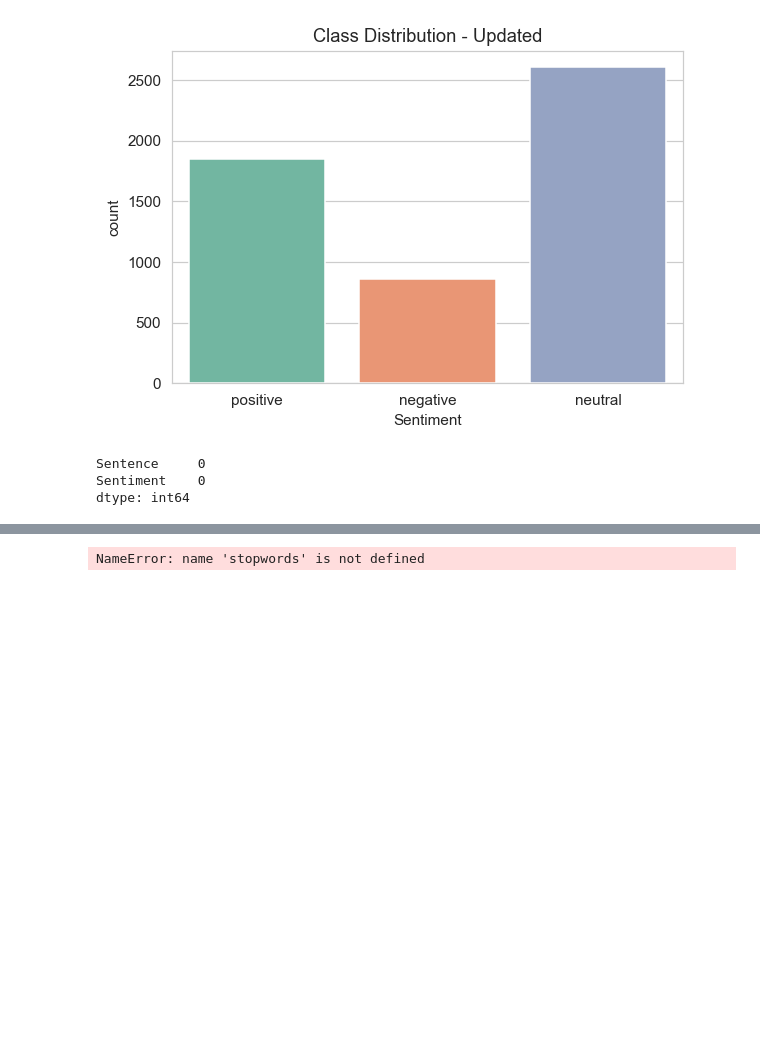
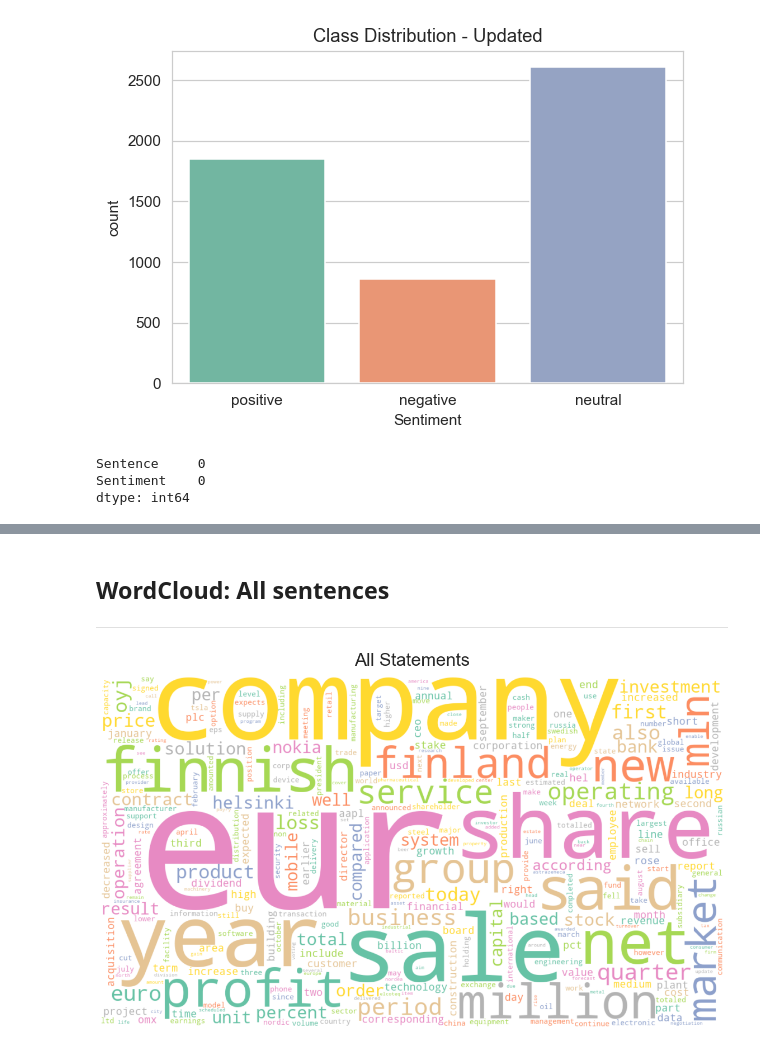
Before and after one commit to leoAshu/phishing-url-detection, a Jupyter notebook: notebooks/EDA-Master.ipynb, the cells around one changed output, grey strips where cells are left out. Saved outputs shown, nothing was run; the diff lists cells and outputs as text; code cells hidden in the pictures; blank space fills up the shorter version.

```diff
--- a/notebooks/EDA-Master.ipynb
+++ b/notebooks/EDA-Master.ipynb
@@ -161,0 +228,5 @@ Text(0.5, 0, 'Sentiment')
+# %%
+# cleaning and preprocessing the tweet_text column
+df_train['clean_sentence'] = df['Sentence'].apply(clean_text)
+
+display(df_train.loc[:,['Sentence', 'clean_sentence']].head())
@@ -162,9 +260,36 @@ Text(0.5, 0, 'Sentiment')
+# %% [markdown]
+## WordCloud: All sentences
+----
+# %%
+# creating a mask for wordcloud
+# twitter_mask = np.array(Image.open('../images/logo1.png'))
+# plt.axis('off')
+# plt.imshow(twitter_mask)
+# plt.show()
+
+colormap = 'Set2'
 # %%
-# plt.figure(figsize=(20,20))
-STOPWORDS = set(stopwords.words('english'))
-wordcloud = WordCloud(min_font_size=5, max_words=300, width=1600 , height=800 , stopwords=STOPWORDS).generate(str(" ".join(df.clean_tweet)))
+# wordcloud for all statements
+plt.figure(figsize=(20,20))
+
+wordcloud = WordCloud(
+    min_font_size=5,
+    max_words=300,
+    width=1280,
+    height=720,
+    stopwords=stop_words,
+    background_color='white',
+    collocations=False,
+    colormap=colormap,
+#     mask=twitter_mask,
+#     contour_color='#1DA1F2',
+#     contour_width=1
+).generate(str(" ".join(df_train.clean_sentence)))
+
 plt.axis('off')
-plt.imshow(wordcloud)
+plt.title('All Statements', fontsize=32, pad=20)
+plt.imshow(wordcloud, interpolation='bilinear')
+# plt.savefig("../images/wordcloud-not-cyberbullying.png", format="png", bbox_inches='tight', pad_inches=0)
 plt.show()
 # %% [output]
-NameError: name 'stopwords' is not defined
+[figure, added]
```
Also changed, not shown: parts of 9 cells of this notebook.
